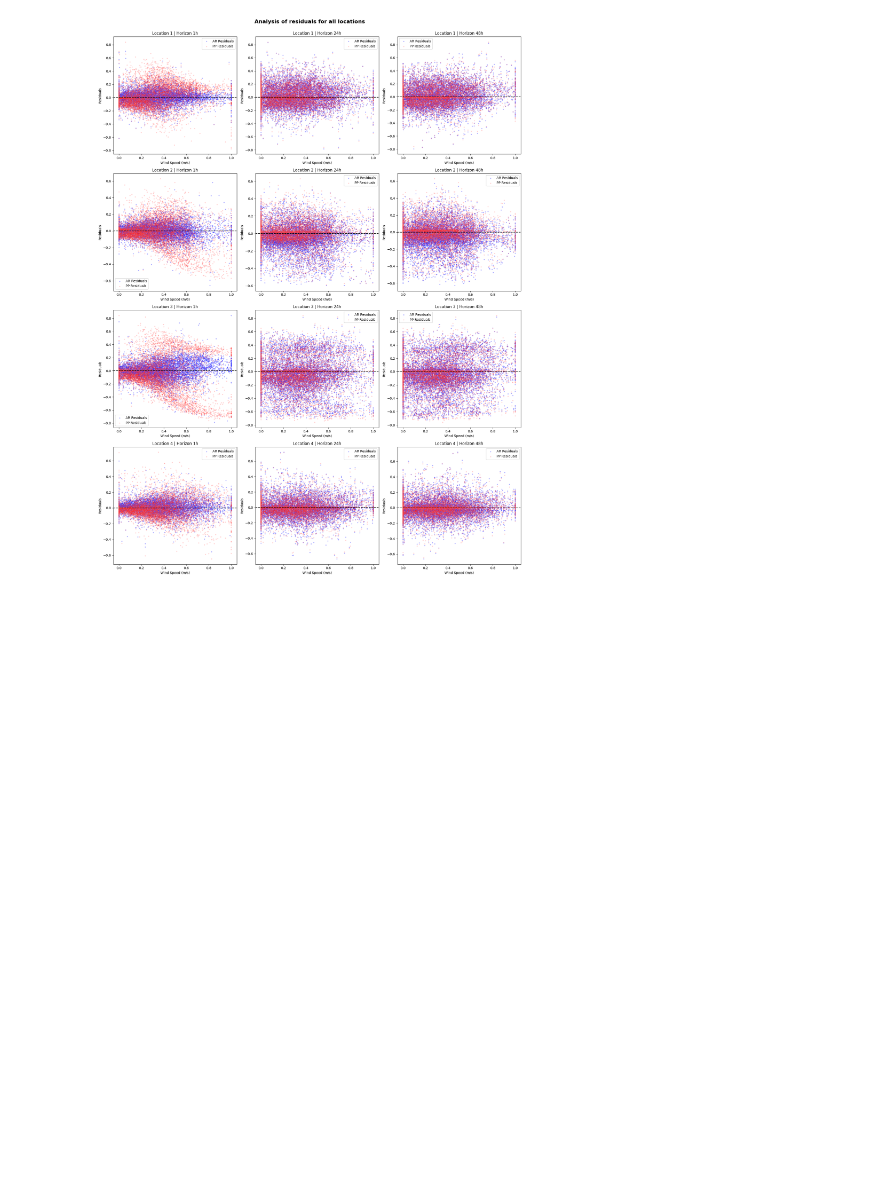
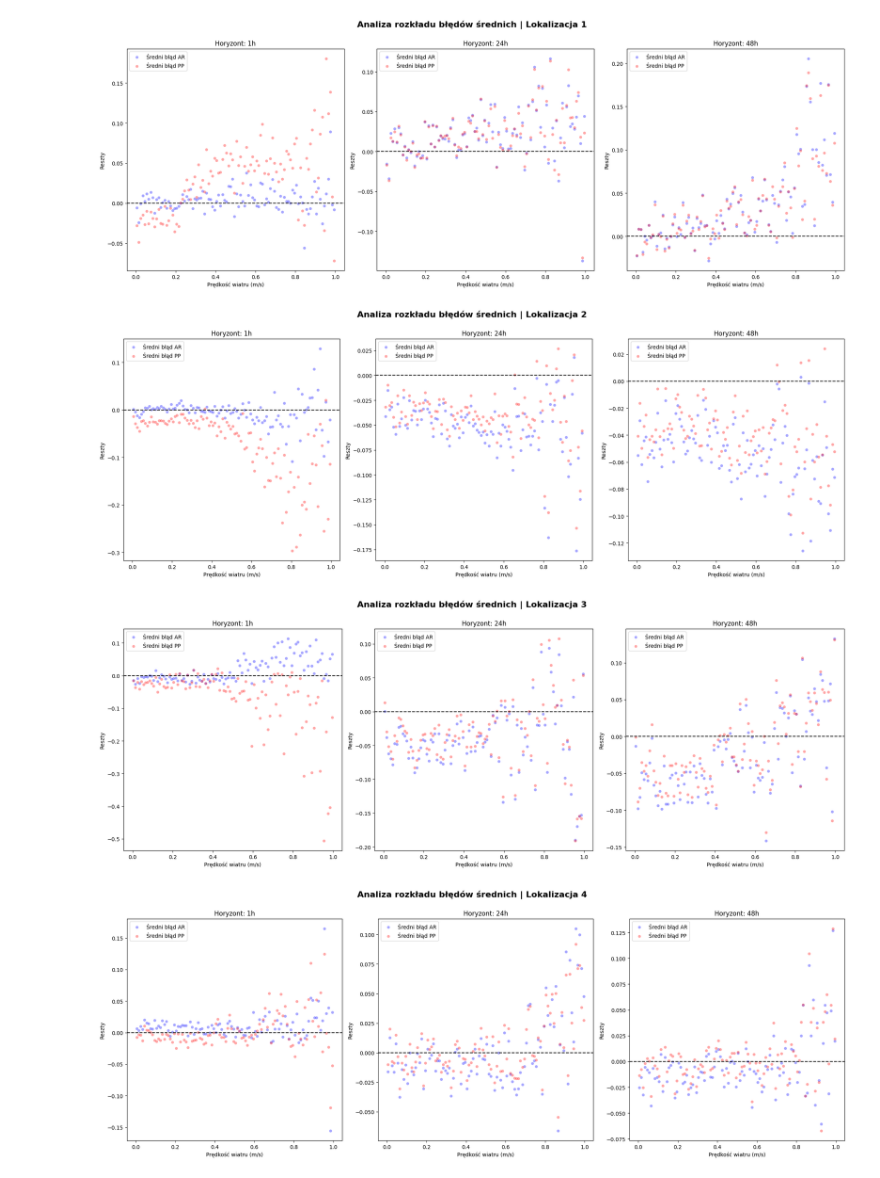
Before and after one commit to Kubste/projekt-naukowo-wdrozeniowy, a Jupyter notebook: statistical_tests/error_analysis.ipynb, the cells around one changed output. Drawn from its saved outputs; the diff is of its cells as text; code cells hidden in the pictures; blank space fills up the shorter version.

Commit message:
extended tests and model comparison

```diff
--- a/statistical_tests/error_analysis.ipynb
+++ b/statistical_tests/error_analysis.ipynb
@@ -39,17 +40,20 @@ def add_lags(df, horizon):
 
     return lagged
 # %%
-fig, axes = plt.subplots(nrows=4, ncols=3, figsize=(18, 26))
-fig.suptitle("Analysis of residuals for all locations", fontsize=16, fontweight='bold', y=0.9)
 horizon_to_col = {1: 0, 24: 1, 48: 2}
 wind_analysis = pd.DataFrame()
 rmse_df = pd.DataFrame()
+mae_df = pd.DataFrame()
+r2_df = pd.DataFrame()
+mape_df = pd.DataFrame()
 
 for loc in range(1, 5):
+    fig, axes = plt.subplots(nrows=1, ncols=3, figsize=(20, 8))
+    fig.suptitle(f"Analiza rozkładu błędów średnich | Lokalizacja {loc}", fontsize=16, fontweight='bold', y=0.9)
     df = pd.read_csv(DATASETS_PREPROCESSED_DIR / f"Location_{loc}_test.csv")
 
     X_pp = df.drop(columns=["time", "p_base", "delta_p"])
-    y_pp_all = load(pp_models_dir / f"stacking_model{loc}.pkl").predict(X_pp)
+    y_pp_all = load(pp_models_dir / f"stacking_model_loc{loc}.pkl").predict(X_pp)
 
     for horizon in [1, 24, 48]:
         lagged = add_lags(df, horizon)
@@ -66,47 +70,86 @@ for loc in range(1, 5):
 
         rmse_ar = np.sqrt(np.mean(res_ar**2))
         rmse_pp = np.sqrt(np.mean(res_pp**2))
+        mae_ar = np.mean(np.abs(res_ar))
+        mae_pp = np.mean(np.abs(res_pp))
+        r2_ar = r2_score(y, y_ar)
+        r2_pp = r2_score(y, y_pp)
+        mape_ar = mean_absolute_percentage_error(y, y_ar)
+        mape_pp = mean_absolute_percentage_error(y, y_pp)
 
-        lagged["wind_bins"] = pd.cut(lagged["wind_speed_100m"], bins=np.arange(0, 1.05, 0.05))  # 1.05 needed to include 1.0 in the last bin
+        lagged["wind_bins"] = pd.cut(lagged["wind_speed_100m"], bins=np.arange(0, 1.01, 0.01))  # 1.01 needed to include 1.0 in the last bin
         lagged["residuals_ar"] = res_ar
         lagged["residuals_pp"] = res_pp
         lagged["rmse_ar"] = rmse_ar
         lagged["rmse_pp"] = rmse_pp
+        lagged["mae_ar"] = mae_ar
+        lagged["mae_pp"] = mae_pp
+        lagged["r2_ar"] = r2_ar
+        lagged["r2_pp"] = r2_pp
+        lagged["mape_ar"] = mape_ar
+        lagged["mape_pp"] = mape_pp
 
         current_errors = lagged.groupby("wind_bins").agg(
             mean_error_ar=("residuals_ar", "mean"),
             mae_ar=("residuals_ar", lambda x: np.mean(np.abs(x))),
             rmse_ar=("residuals_ar", lambda x: np.sqrt(np.mean(x**2))),
             mean_error_pp=("residuals_pp", "mean"),
             mae_pp=("residuals_pp", lambda x: np.mean(np.abs(x))),
             rmse_pp=("residuals_pp", lambda x: np.sqrt(np.mean(x**2))),
             count=("residuals_ar", "count")
         ).reset_index()
+
+        # compute bin midpoints on aggregated frame
+        current_errors["wind_bins_mid"] = current_errors["wind_bins"].apply(lambda x: x.mid)
 
         current_errors["location"] = loc
         current_errors["horizon"] = horizon
         wind_analysis = pd.concat([wind_analysis, current_errors], ignore_index=True)
 
         rmse_df = pd.concat([rmse_df, pd.DataFrame({
             "location": [loc],
             "horizon": [horizon],
             "rmse_ar": [rmse_ar],
             "rmse_pp": [rmse_pp]
         })], ignore_index=True)
 
-        row_idx = loc - 1
+        mae_df = pd.concat([mae_df, pd.DataFrame({
+            "location": [loc],
+            "horizon": [horizon],
+            "mae_ar": [mae_ar],
+            "mae_pp": [mae_pp]
+        })], ignore_index=True)
+
+        r2_df = pd.concat([r2_df, pd.DataFrame({
+            "location": [loc],
+            "horizon": [horizon],
+            "r2_ar": [r2_ar],
+            "r2_pp": [r2_pp]
+        })], ignore_index=True)
+
+        mape_df = pd.concat([mape_df, pd.DataFrame({
+            "location": [loc],
+            "horizon": [horizon],
+            "mape_ar": [mape_ar],
+            "mape_pp": [mape_pp]
+        })], ignore_index=True)
+
+        # row_idx = loc - 1
         col_idx = horizon_to_col[horizon]
-        ax = axes[row_idx, col_idx]
+        ax = axes[horizon_to_col[horizon]]
 
-        sns.scatterplot(x=lagged["wind_speed_100m"], y=res_ar, alpha=0.35, ax=ax, s=10, color='blue', label='AR Residuals', zorder=1)
-        sns.scatterplot(x=lagged["wind_speed_100m"], y=res_pp, alpha=0.20, ax=ax, s=10, color='red', label='PP Residuals', zorder=1)
+        sns.scatterplot(x=current_errors["wind_bins_mid"], y=current_errors["mean_error_ar"], alpha=0.35, ax=ax, s=30, color='blue', label='Średni błąd AR', zorder=2)
+        sns.scatterplot(x=current_errors["wind_bins_mid"], y=current_errors["mean_error_pp"], alpha=0.35, ax=ax, s=30, color='red', label='Średni błąd PP', zorder=2)
         ax.axhline(y=0, color="black", linestyle="--")
 
-        ax.set_title(f"Location {loc} | Horizon {horizon}h")
-        ax.set_ylabel("Residuals")
-        ax.set_xlabel("Wind Speed (m/s)")
+        ax.set_title(f"Horyzont: {horizon}h")
+        ax.set_ylabel("Reszty")
+        ax.set_xlabel("Prędkość wiatru (m/s)")
 
-plt.tight_layout(rect=[0, 0, 1, 0.90])
-plt.show()
+    plt.tight_layout(rect=[0, 0, 1, 0.90])
+    plt.show()
 # %% [output]
-[figure, old version]
+[figure, new version]
+[figure, added]
+[figure, added]
+[figure, added]
```
Also changed, not shown: parts of 4 cells of this notebook, 2 other files.
